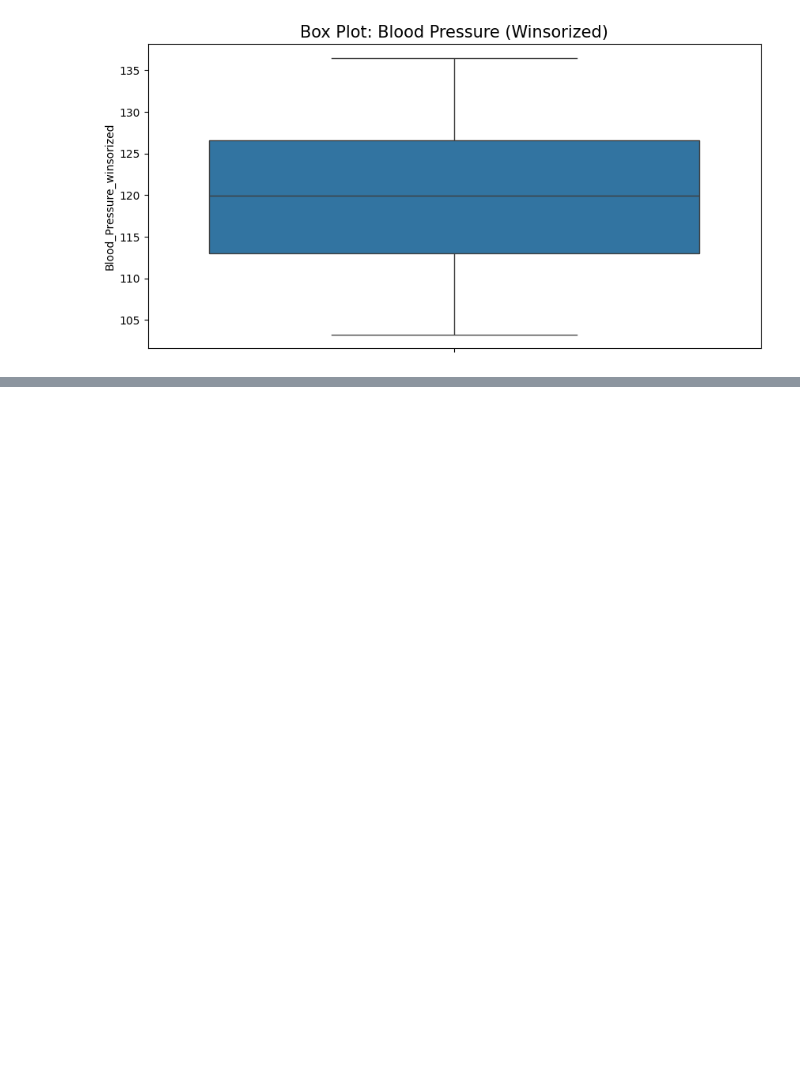
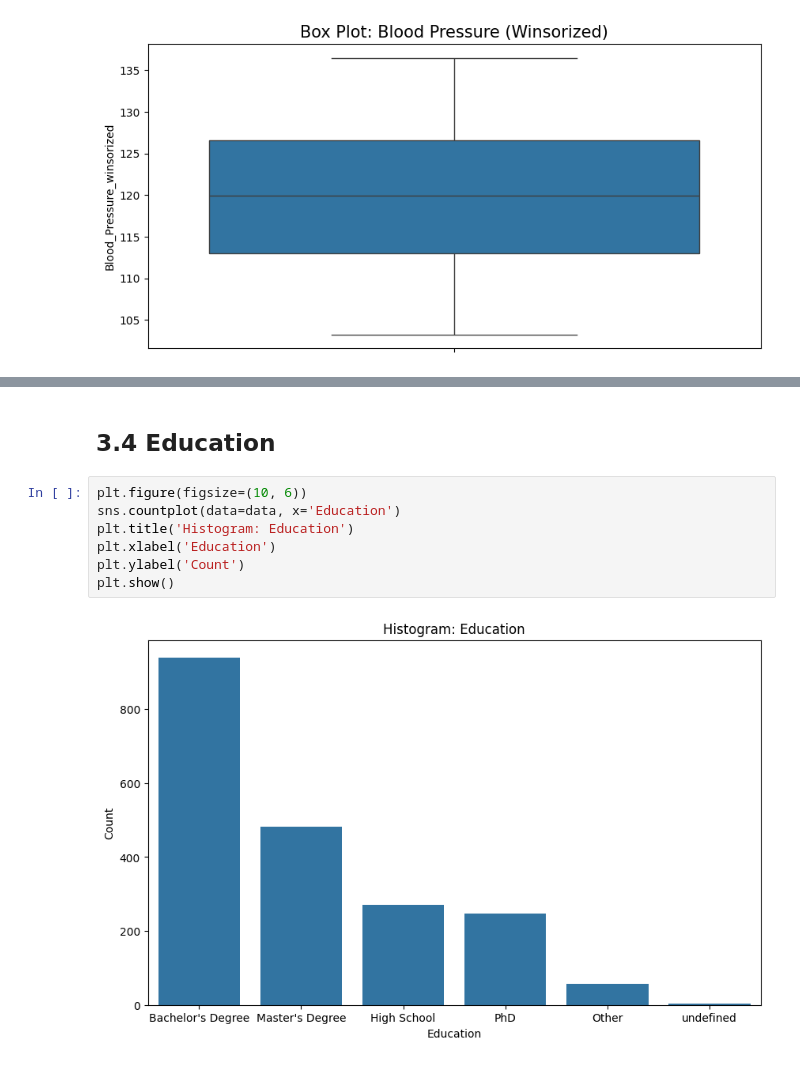
Before and after one commit to Maharanish/K03-IF2220-13522134-13522148, a Jupyter notebook: K03-IF2220-13522134-13522148.ipynb, the cells around one changed output, grey strips where cells are left out. Cells and saved outputs as stored; diff of their text form; blank space fills up the shorter version.

```diff
--- a/K03-IF2220-13522134-13522148.ipynb
+++ b/K03-IF2220-13522134-13522148.ipynb
@@ -533,0 +626,11 @@ plt.show()
+# %% [markdown]
+## 3.4 Education
+# %%
+plt.figure(figsize=(10, 6))
+sns.countplot(data=data, x='Education')
+plt.title('Histogram: Education')
+plt.xlabel('Education')
+plt.ylabel('Count')
+plt.show()
+# %% [output]
+[figure, added]
```
Also changed, not shown: parts of 23 cells of this notebook.
